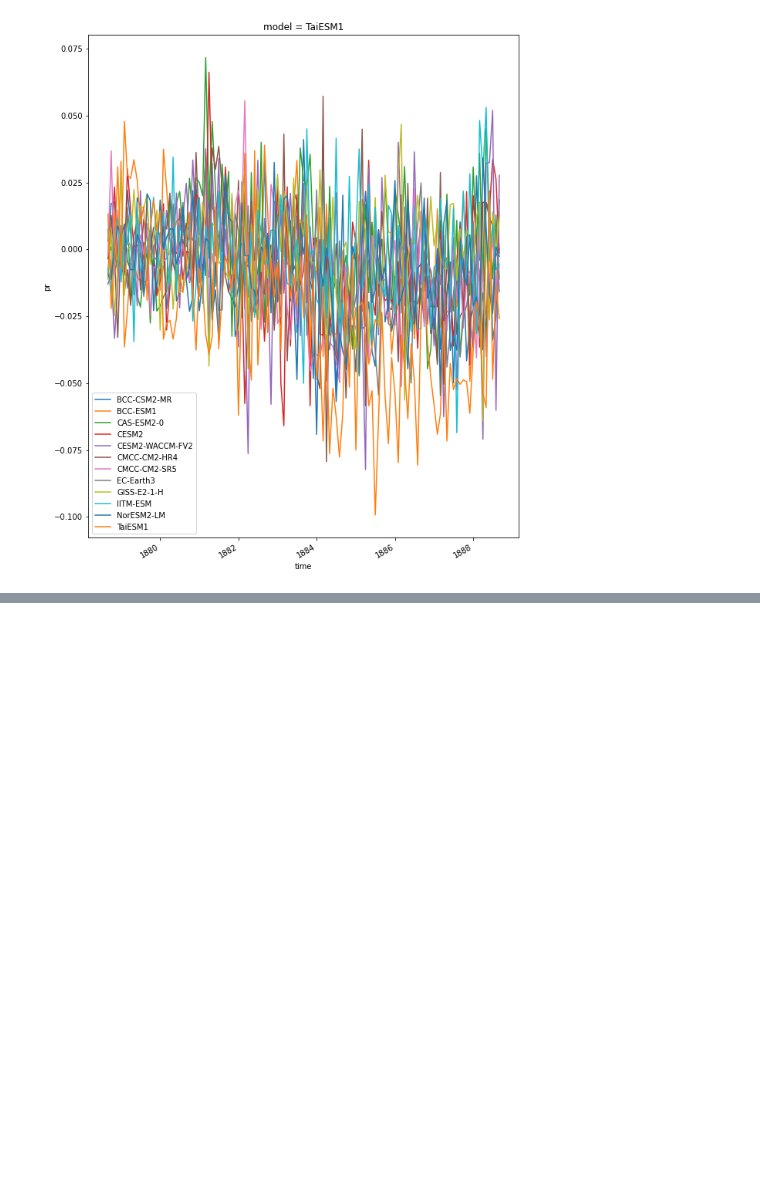
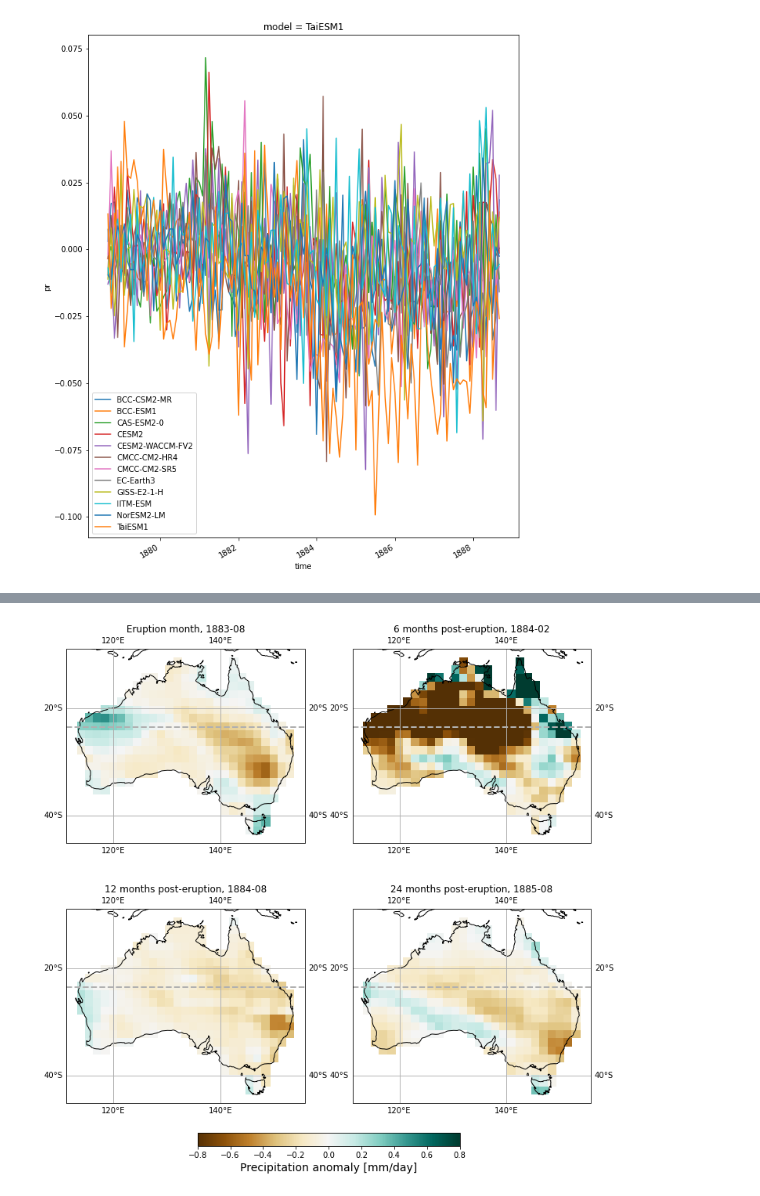
Before and after one commit to kbongi/masters_research, a Jupyter notebook: ENSO_selected_SEA_analysis_2020.12.11.ipynb, the cells around one changed output, grey strips where cells are left out. Saved outputs shown, nothing was run; the diff lists cells and outputs as text; code cells hidden in the pictures; blank space fills up the shorter version.

```diff
--- a/ENSO_selected_SEA_analysis_2020.12.11.ipynb
+++ b/ENSO_selected_SEA_analysis_2020.12.11.ipynb
@@ -440,0 +525,10 @@ plt.legend()
+# %%
+# plot of Aus monthly model mean precipitation
+fig = func2.spatial_plot(2, 2, K_mmm_mon_Aus.pr, cmax_pr, K_dates, titles, 'BrBG','Precipitation anomaly [mm/day]')
+
+fig.set_figwidth(12)
+fig.set_figheight(14) # these two parameters change the figure height and width
+
+plt.savefig('ENSO_selected_spatial_pr_Aus.png', dpi=300, bbox_inches='tight')
+# %% [output]
+[figure, added]
```
Also changed, not shown: parts of 12 cells of this notebook.
